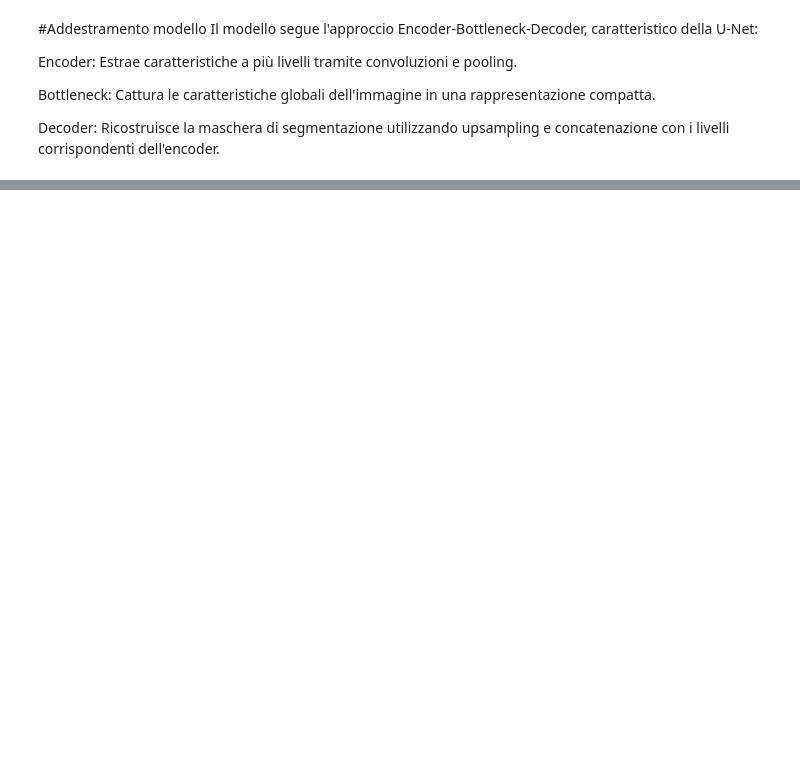
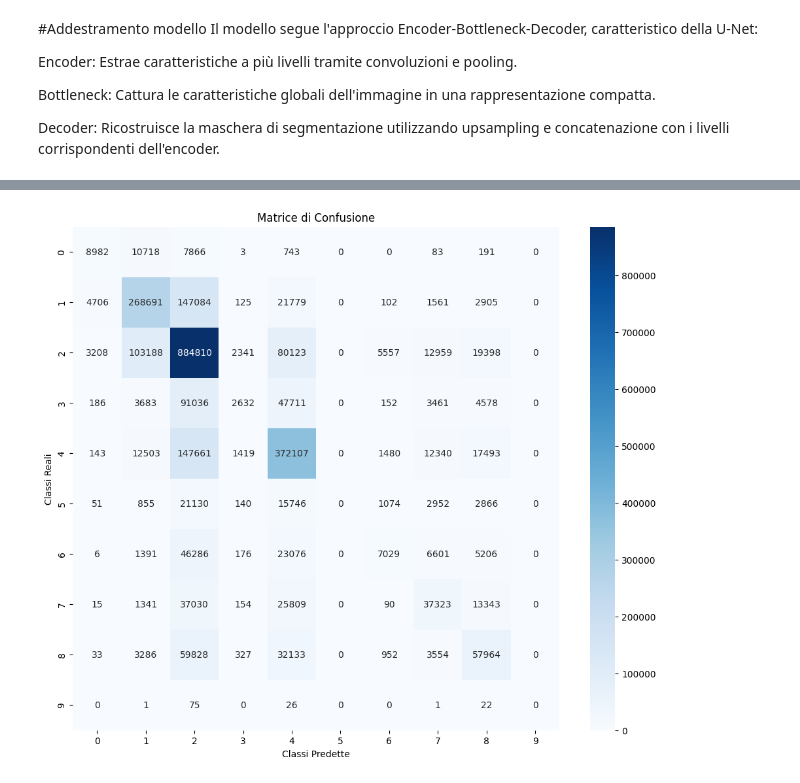
Before and after one commit to Caterinasacco/Semantic-Segmentation-, a Jupyter notebook: Segmentaz_pareti_modello_Ci.ipynb, the cells around one changed output, grey strips where cells are left out. Drawn from its saved outputs; the diff is of its cells as text; code cells hidden in the pictures; blank space fills up the shorter version.

```diff
--- a/Segmentaz_pareti_modello_Ci.ipynb
+++ b/Segmentaz_pareti_modello_Ci.ipynb
@@ -228,3 +159,23 @@ Forma delle maschere: (32, 160, 160, 1)
+# %%
+for img, mask in train_dataset.take(1):
+    img = img[0].numpy()
+    mask = mask[0].numpy()
+    break
+
+# Visualizza l'immagine e la maschera
+fig, axes = plt.subplots(1, 2, figsize=(10, 5))
+
+# Mostra l'immagine con Data Augmentation
+axes[0].imshow(img)
+axes[0].set_title('Immagine dopo Data Augmentation')
+axes[0].axis('off')
+
+# Mostra la maschera corrispondente
+axes[1].imshow(mask.squeeze(), cmap='tab10')
+axes[1].set_title('Maschera dopo Data Augmentation')
+axes[1].axis('off')
+
+plt.show()
 # %% [markdown]
 #Addestramento modello
 Il modello segue l'approccio Encoder-Bottleneck-Decoder, caratteristico della U-Net:
@@ -348,0 +300,25 @@ for img, mask in test_dataset.take(1):
+# %%
+true_masks = []
+pred_masks = []
+
+# Itera su tutto il dataset di test
+for img, mask in test_dataset:
+    predictions = model.predict(img, verbose=0)
+    pred_class = tf.argmax(predictions, axis=-1)
+
+    true_masks.extend(mask.numpy().squeeze().flatten())  # Maschera reale
+    pred_masks.extend(pred_class.numpy().flatten())  # Maschera predetta
+# %%
+#Confusion matrix
+num_classes = 10
+conf_matrix = confusion_matrix(true_masks, pred_masks, labels=np.arange(num_classes))
+
+# Visualizza la matrice di confusione
+plt.figure(figsize=(12, 10))
+sns.heatmap(conf_matrix, annot=True, fmt='d', cmap='Blues', xticklabels=np.arange(num_classes), yticklabels=np.arange(num_classes))
+plt.title('Matrice di Confusione')
+plt.xlabel('Classi Predette')
+plt.ylabel('Classi Reali')
+plt.show()
+# %% [output]
+[figure, added]
```
Also changed, not shown: parts of 10 cells of this notebook.
